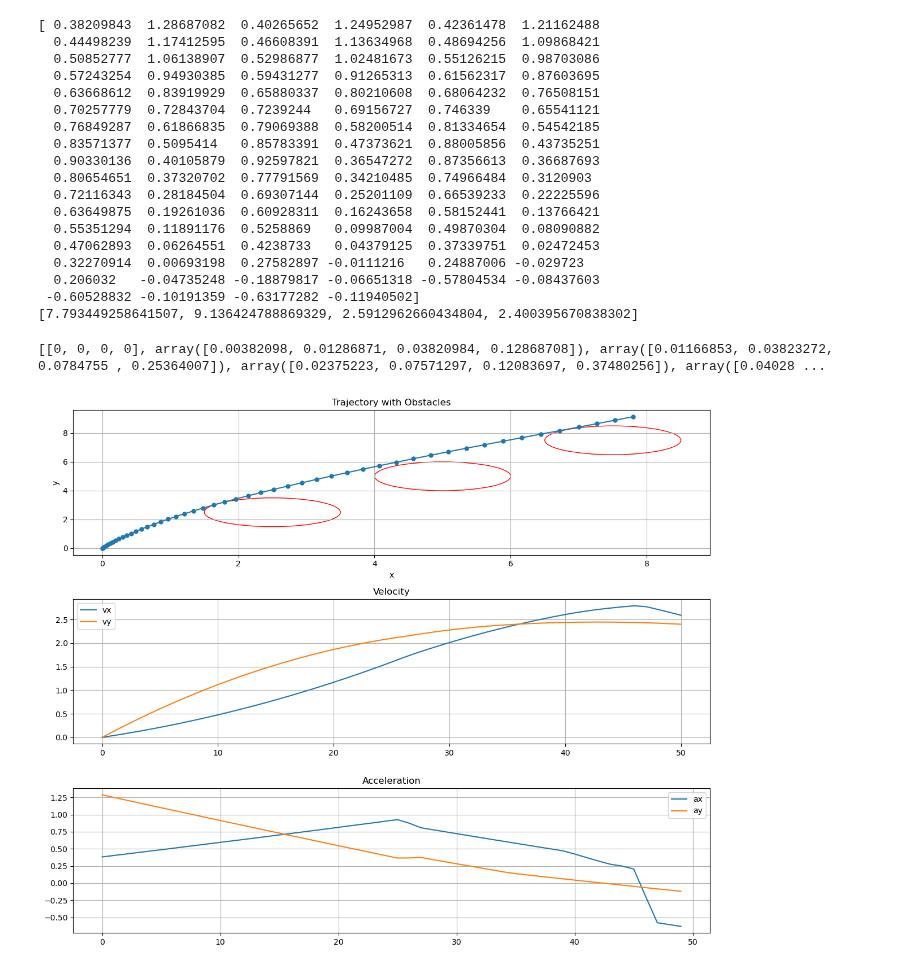
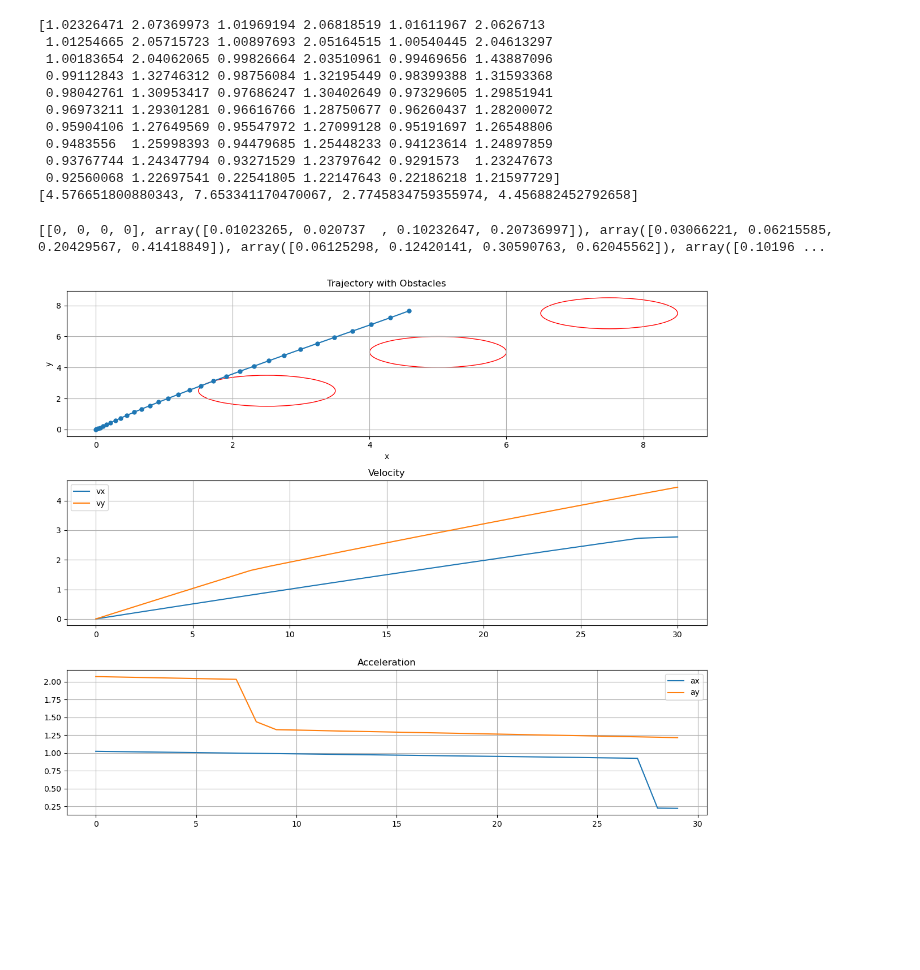
Before and after one commit to cornellev/Local_and_Global_Planning, a Jupyter notebook: local_sim/BetterOptimizer.ipynb, the cells around one changed output. Cells and saved outputs as stored; diff of their text form; code cells hidden in the pictures; blank space fills up the shorter version.

Commit message:
Adjust cost function.

```diff
--- a/local_sim/BetterOptimizer.ipynb
+++ b/local_sim/BetterOptimizer.ipynb
@@ -144,7 +144,7 @@ def per_state_cost_function(state, obstacles, goal):
 
     for obstacle in obstacles:
         if dist(state, obstacle) <= obstacle[2]:
-            cost += 10000 * (obstacle[2] - dist(state, obstacle))
+            cost += 100000000 * (obstacle[2] - dist(state, obstacle))
 
     return cost
 
@@ -162,12 +162,13 @@ goal_state = State(10, 10, 0, 0, velx_bounds=(-10, 10), vely_bounds=(-10, 10))
 obstacles = [[2.5, 2.5, 1], [5.0, 5.0, 1], [7.5, 7.5, 1]]
 waypoints = [[2, 5], [10, 10]]
 dT = .1
+N = 30
 
 optimizer = Optimizer(initial_state, [], dT, per_state_cost_function, final_state_cost_function, goal_state, obstacles, (-10, 10))
 # %%
 import numpy as np
 
-optimal_inputs = optimizer.calculate_optimal_input([2/dT/50, 5/dT/50], 50, .1)
+optimal_inputs = optimizer.calculate_optimal_input([2/dT/N, 5/dT/N], N, .1)
 
 actions = np.reshape(optimal_inputs, (-1, 2))
 new_state = initial_state.updated_state(actions, .1)
@@ -178,24 +179,17 @@ print(optimal_inputs)
 
 print(state)
 # %% [output]
-[ 0.38209843  1.28687082  0.40265652  1.24952987  0.42361478  1.21162488
-  0.44498239  1.17412595  0.46608391  1.13634968  0.48694256  1.09868421
-  0.50852777  1.06138907  0.52986877  1.02481673  0.55126215  0.98703086
-  0.57243254  0.94930385  0.59431277  0.91265313  0.61562317  0.87603695
-  0.63668612  0.83919929  0.65880337  0.80210608  0.68064232  0.76508151
-  0.70257779  0.72843704  0.7239244   0.69156727  0.746339    0.65541121
-  0.76849287  0.61866835  0.79069388  0.58200514  0.81334654  0.54542185
-  0.83571377  0.5095414   0.85783391  0.47373621  0.88005856  0.43735251
-  0.90330136  0.40105879  0.92597821  0.36547272  0.87356613  0.36687693
-  0.80654651  0.37320702  0.77791569  0.34210485  0.74966484  0.3120903
-  0.72116343  0.28184504  0.69307144  0.25201109  0.66539233  0.22225596
-  0.63649875  0.19261036  0.60928311  0.16243658  0.58152441  0.13766421
-  0.55351294  0.11891176  0.5258869   0.09987004  0.49870304  0.08090882
-  0.47062893  0.06264551  0.4238733   0.04379125  0.37339751  0.02472453
-  0.32270914  0.00693198  0.27582897 -0.0111216   0.24887006 -0.029723
-  0.206032   -0.04735248 -0.18879817 -0.06651318 -0.57804534 -0.08437603
- -0.60528832 -0.10191359 -0.63177282 -0.11940502]
-[7.793449258641507, 9.136424788869329, 2.5912962660434804, 2.400395670838302]
+[1.02326471 2.07369973 1.01969194 2.06818519 1.01611967 2.0626713
+ 1.01254665 2.05715723 1.00897693 2.05164515 1.00540445 2.04613297
+ 1.00183654 2.04062065 0.99826664 2.03510961 0.99469656 1.43887096
+ 0.99112843 1.32746312 0.98756084 1.32195449 0.98399388 1.31593368
+ 0.98042761 1.30953417 0.97686247 1.30402649 0.97329605 1.29851941
+ 0.96973211 1.29301281 0.96616766 1.28750677 0.96260437 1.28200072
+ 0.95904106 1.27649569 0.95547972 1.27099128 0.95191697 1.26548806
+ 0.9483556  1.25998393 0.94479685 1.25448233 0.94123614 1.24897859
+ 0.93767744 1.24347794 0.93271529 1.23797642 0.9291573  1.23247673
+ 0.92560068 1.22697541 0.22541805 1.22147643 0.22186218 1.21597729]
+[4.576651800880343, 7.653341170470067, 2.7745834759355974, 4.456882452792658]
 # %%
 import matplotlib.pyplot as plt
 
@@ -214,8 +208,8 @@ def dynamics(state, action, dT):
 
 # Calculate optimal inputs
 optimal_actions = np.reshape(optimal_inputs, (-1, 2))
-initial_state = [initial_state.x, initial_state.y, initial_state.velx, initial_state.vely]
-states = [initial_state]
+state = initial_state.raw_state()
+states = [state]
 for action in optimal_actions:
     states.append(dynamics(states[-1], action, dT))
 
@@ -238,32 +232,32 @@ plt.figure(figsize=(12, 10))
 plt.subplot(3, 1, 1)
 plt.plot(x, y, marker='o', linestyle='-', markersize=5)
 for obstacle in obstacles:
     circle = plt.Circle((obstacle[0], obstacle[1]), obstacle[2], color='r', fill=False)
     plt.gca().add_patch(circle)
 plt.xlabel('x')
 plt.ylabel('y')
 plt.title('Trajectory with Obstacles')
 plt.grid(True)
 
 # ax = plt.gca()
 # ax.set_aspect('equal', adjustable='box')
 
 plt.subplot(3, 1, 2)
 plt.plot(vx, label='vx')
 plt.plot(vy, label='vy')
 plt.legend()
 plt.grid(True)
 plt.title('Velocity')
 
 plt.subplot(3, 1, 3)
 plt.plot(ax, label='ax')
 plt.plot(ay, label='ay')
 plt.legend()
 plt.grid(True)
 plt.title('Acceleration')
 
 plt.tight_layout()
 plt.show()
 # %% [output]
-[[0, 0, 0, 0], array([0.00382098, 0.01286871, 0.03820984, 0.12868708]), array([0.01166853, 0.03823272, 0.0784755 , 0.25364007]), array([0.02375223, 0.07571297, 0.12083697, 0.37480256]), array([0.04028 ...
+[[0, 0, 0, 0], array([0.01023265, 0.020737  , 0.10232647, 0.20736997]), array([0.03066221, 0.06215585, 0.20429567, 0.41418849]), array([0.06125298, 0.12420141, 0.30590763, 0.62045562]), array([0.10196 ...
-[figure, old version]
+[figure, new version]
```
